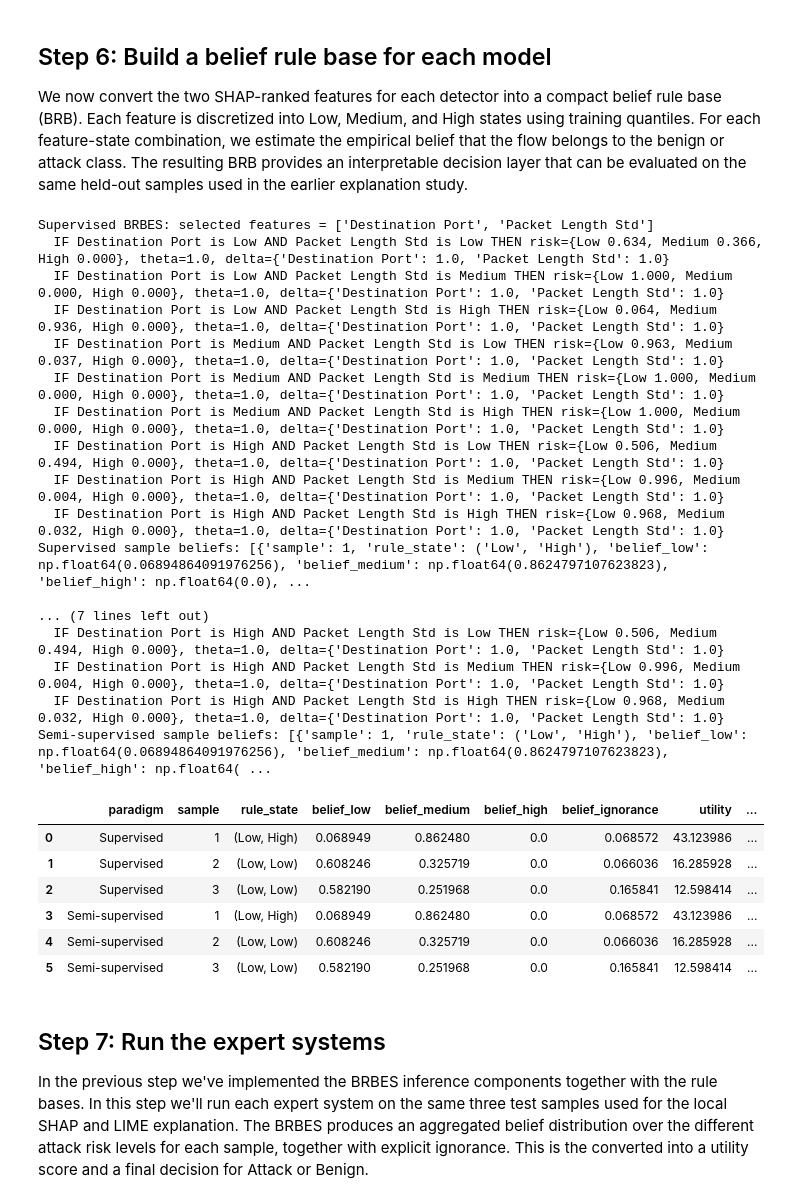
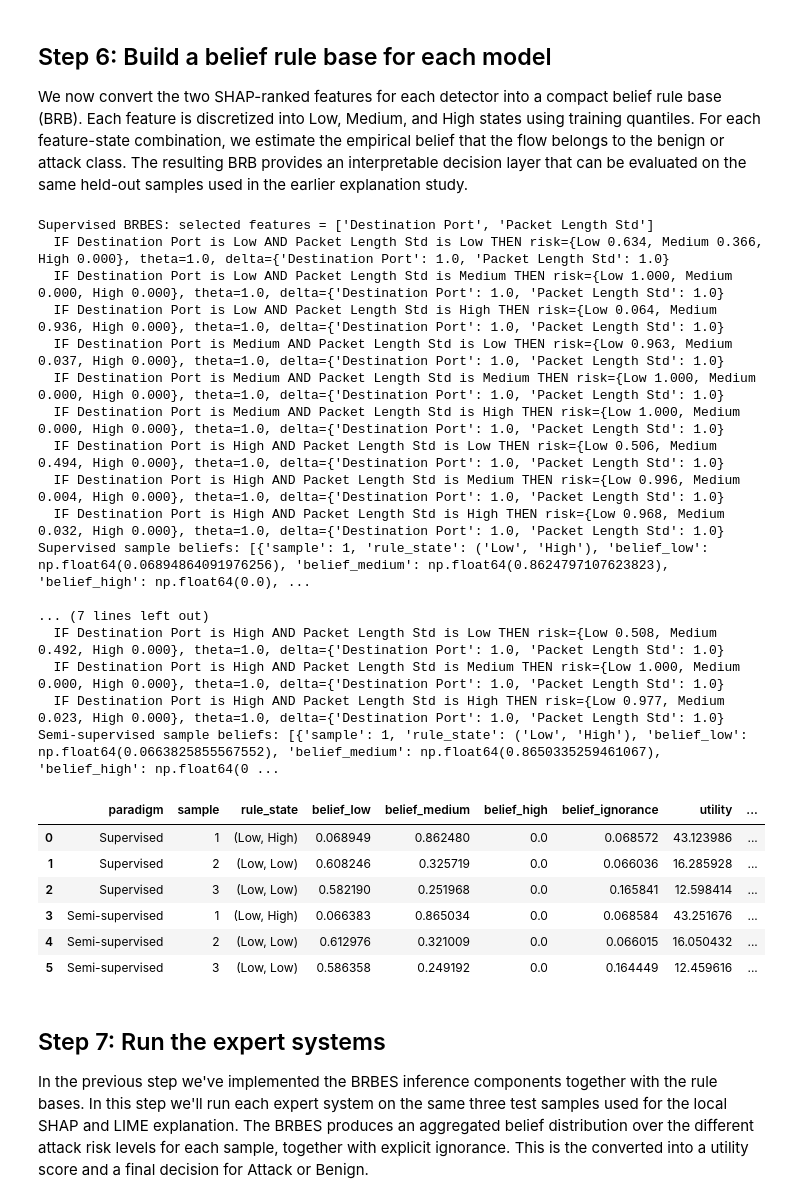
Before and after one commit to Nishant-Gandhi09/D7084E_XAI_Lab3, a Jupyter notebook: lab3.ipynb, the cells around one changed output. Cells and saved outputs as stored; diff of their text form; code cells hidden in the pictures.

Commit message:
bugfix: fixed the BRBES for semi-supervised, took away the conslusions.

```diff
--- a/lab3.ipynb
+++ b/lab3.ipynb
@@ -283,14 +283,14 @@ def run_pseudo_labelling(
     # Fit once more on the complete labelled-plus-pseudo-labelled set used by the final detector.
     final_model = make_baseline_model()
     final_model.fit(X_train_growing, y_train_growing)
-    return final_model, pd.DataFrame(round_history)
+    return final_model, X_train_growing, y_train_growing, pd.DataFrame(round_history)
 # %%
 # Train the required semi-supervised detector with the 10% labelled split.
 SEMI_SUPERVISED_BUDGET = 0.10
 split = few_label_splits[SEMI_SUPERVISED_BUDGET]
 
 print(f"--- Pseudo-labelling at {SEMI_SUPERVISED_BUDGET:.0%} label budget ---")
-semi_supervised_model, pseudo_label_history = run_pseudo_labelling(
+semi_supervised_model, X_train_growing, y_train_growing, pseudo_label_history= run_pseudo_labelling(
     split["X_labelled"].reset_index(drop=True),
     split["y_labelled"].reset_index(drop=True),
     split["X_unlabelled"].reset_index(drop=True),
@@ -913,6 +892,11 @@ def feature_state(value, thresholds):
 
 def build_brb(X_train_subset, y_train_subset, features):
     """Create a complete data-derived rule base with theta, delta, and risk beliefs."""
+
+    X_train_subset = X_train_subset.reset_index(drop=True)
+    y_train_subset = pd.Series(np.asarray(y_train_subset)).reset_index(drop=True)
+    assert len(X_train_subset) == len(y_train_subset)
+
     thresholds = {}
     for feature in features:
         values = X_train_subset[feature].fillna(X_train_subset[feature].median())
@@ -1030,11 +1014,20 @@ def evaluate_brb(sample_row, thresholds, rule_base, features):
     }
 
 
+# Each paradigm now builds its BRBES from the data that paradigm actually trained its
+# Random Forest on: the supervised model used the full labelled training set (X_train,
+# y_train), while the semi-supervised model only ever had the 10%-labelled subset.
+training_data_by_paradigm = {
+    "Supervised": (X_train, y_train),
+    "Semi-supervised": (X_train_growing, y_train_growing),
+}
+
 # Build one BRBES for each required learning paradigm using its own SHAP-selected features.
 brb_models = {}
 brb_summary_rows = []
 for paradigm, features in top_shap_features.items():
-    thresholds, rule_base = build_brb(X_train, y_train, features)
+    X_train_paradigm, y_train_paradigm = training_data_by_paradigm[paradigm]
+    thresholds, rule_base = build_brb(X_train_paradigm, y_train_paradigm, features)
     brb_models[paradigm] = {
         "features": features,
         "thresholds": thresholds,
@@ -1062,40 +1055,40 @@ for paradigm, features in top_shap_features.items():
             "belief_ignorance": result["beliefs"]["Ignorance"],
             "utility": result["utility"],
             "predicted_label": result["predicted_label"],
         })
     brb_summary_rows.extend([
         {"paradigm": paradigm, **row} for row in sample_results
     ])
     print(f"{paradigm} sample beliefs: {sample_results}\n")
 
 # Keep the rule-based decisions in one table for reporting and comparison.
 brb_summary_df = pd.DataFrame(brb_summary_rows)
 display(brb_summary_df)
 # %% [output]
 Supervised BRBES: selected features = ['Destination Port', 'Packet Length Std']
   IF Destination Port is Low AND Packet Length Std is Low THEN risk={Low 0.634, Medium 0.366, High 0.000}, theta=1.0, delta={'Destination Port': 1.0, 'Packet Length Std': 1.0}
   IF Destination Port is Low AND Packet Length Std is Medium THEN risk={Low 1.000, Medium 0.000, High 0.000}, theta=1.0, delta={'Destination Port': 1.0, 'Packet Length Std': 1.0}
   IF Destination Port is Low AND Packet Length Std is High THEN risk={Low 0.064, Medium 0.936, High 0.000}, theta=1.0, delta={'Destination Port': 1.0, 'Packet Length Std': 1.0}
   IF Destination Port is Medium AND Packet Length Std is Low THEN risk={Low 0.963, Medium 0.037, High 0.000}, theta=1.0, delta={'Destination Port': 1.0, 'Packet Length Std': 1.0}
   IF Destination Port is Medium AND Packet Length Std is Medium THEN risk={Low 1.000, Medium 0.000, High 0.000}, theta=1.0, delta={'Destination Port': 1.0, 'Packet Length Std': 1.0}
   IF Destination Port is Medium AND Packet Length Std is High THEN risk={Low 1.000, Medium 0.000, High 0.000}, theta=1.0, delta={'Destination Port': 1.0, 'Packet Length Std': 1.0}
   IF Destination Port is High AND Packet Length Std is Low THEN risk={Low 0.506, Medium 0.494, High 0.000}, theta=1.0, delta={'Destination Port': 1.0, 'Packet Length Std': 1.0}
   IF Destination Port is High AND Packet Length Std is Medium THEN risk={Low 0.996, Medium 0.004, High 0.000}, theta=1.0, delta={'Destination Port': 1.0, 'Packet Length Std': 1.0}
   IF Destination Port is High AND Packet Length Std is High THEN risk={Low 0.968, Medium 0.032, High 0.000}, theta=1.0, delta={'Destination Port': 1.0, 'Packet Length Std': 1.0}
 Supervised sample beliefs: [{'sample': 1, 'rule_state': ('Low', 'High'), 'belief_low': np.float64(0.06894864091976256), 'belief_medium': np.float64(0.8624797107623823), 'belief_high': np.float64(0.0), ...
 
 ... (7 lines left out)
-  IF Destination Port is High AND Packet Length Std is Low THEN risk={Low 0.506, Medium 0.494, High 0.000}, theta=1.0, delta={'Destination Port': 1.0, 'Packet Length Std': 1.0}
-  IF Destination Port is High AND Packet Length Std is Medium THEN risk={Low 0.996, Medium 0.004, High 0.000}, theta=1.0, delta={'Destination Port': 1.0, 'Packet Length Std': 1.0}
-  IF Destination Port is High AND Packet Length Std is High THEN risk={Low 0.968, Medium 0.032, High 0.000}, theta=1.0, delta={'Destination Port': 1.0, 'Packet Length Std': 1.0}
-Semi-supervised sample beliefs: [{'sample': 1, 'rule_state': ('Low', 'High'), 'belief_low': np.float64(0.06894864091976256), 'belief_medium': np.float64(0.8624797107623823), 'belief_high': np.float64( ...
+  IF Destination Port is High AND Packet Length Std is Low THEN risk={Low 0.508, Medium 0.492, High 0.000}, theta=1.0, delta={'Destination Port': 1.0, 'Packet Length Std': 1.0}
+  IF Destination Port is High AND Packet Length Std is Medium THEN risk={Low 1.000, Medium 0.000, High 0.000}, theta=1.0, delta={'Destination Port': 1.0, 'Packet Length Std': 1.0}
+  IF Destination Port is High AND Packet Length Std is High THEN risk={Low 0.977, Medium 0.023, High 0.000}, theta=1.0, delta={'Destination Port': 1.0, 'Packet Length Std': 1.0}
+Semi-supervised sample beliefs: [{'sample': 1, 'rule_state': ('Low', 'High'), 'belief_low': np.float64(0.0663825855567552), 'belief_medium': np.float64(0.8650335259461067), 'belief_high': np.float64(0 ...
 |  | paradigm | sample | rule_state | belief_low | belief_medium | belief_high | belief_ignorance | utility | ... |
 | 0 | Supervised | 1 | (Low, High) | 0.068949 | 0.862480 | 0.0 | 0.068572 | 43.123986 | ... |
 | 1 | Supervised | 2 | (Low, Low) | 0.608246 | 0.325719 | 0.0 | 0.066036 | 16.285928 | ... |
 | 2 | Supervised | 3 | (Low, Low) | 0.582190 | 0.251968 | 0.0 | 0.165841 | 12.598414 | ... |
-| 3 | Semi-supervised | 1 | (Low, High) | 0.068949 | 0.862480 | 0.0 | 0.068572 | 43.123986 | ... |
-| 4 | Semi-supervised | 2 | (Low, Low) | 0.608246 | 0.325719 | 0.0 | 0.066036 | 16.285928 | ... |
-| 5 | Semi-supervised | 3 | (Low, Low) | 0.582190 | 0.251968 | 0.0 | 0.165841 | 12.598414 | ... |
+| 3 | Semi-supervised | 1 | (Low, High) | 0.066383 | 0.865034 | 0.0 | 0.068584 | 43.251676 | ... |
+| 4 | Semi-supervised | 2 | (Low, Low) | 0.612976 | 0.321009 | 0.0 | 0.066015 | 16.050432 | ... |
+| 5 | Semi-supervised | 3 | (Low, Low) | 0.586358 | 0.249192 | 0.0 | 0.164449 | 12.459616 | ... |
 # %% [markdown]
 ## Step 7: Run the expert systems
 
```
Also changed, not shown: parts of 8 cells of this notebook.
